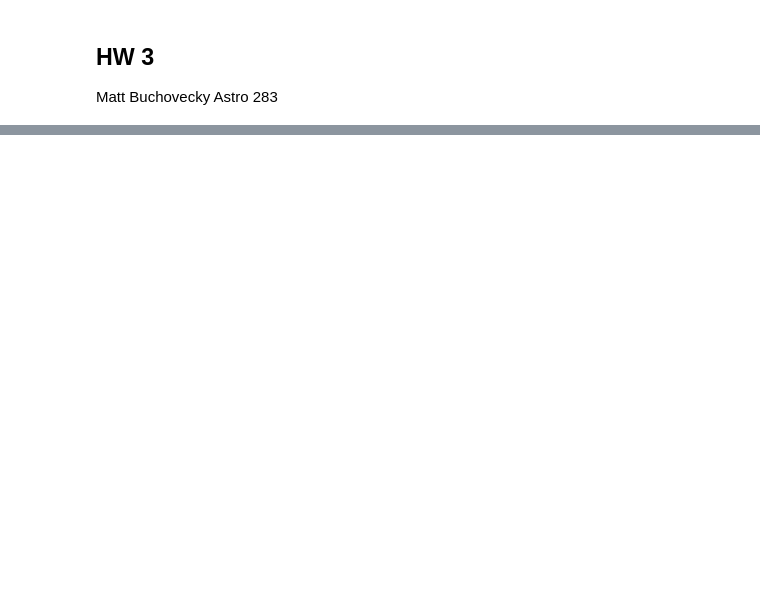
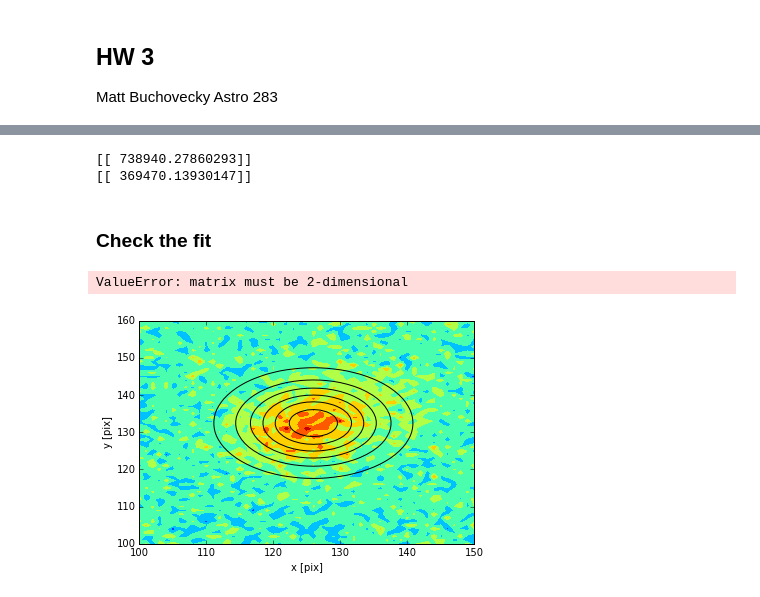
Before and after one commit to mbuchove/notebook-wurk-b, a Jupyter notebook: stats/astro283_hw3.ipynb, the cells around one changed output, grey strips where cells are left out. Cells and saved outputs as stored; diff of their text form; code cells hidden in the pictures; blank space fills up the shorter version.

Commit message:
working on the matrix part

```diff
--- a/stats/astro283_hw3.ipynb
+++ b/stats/astro283_hw3.ipynb
@@ -73,0 +162,8 @@ print(p_cov)
+# %%
+x_0_matrix = numpy.matrix([[125.973], [132.452]])
+mat_prod = numpy.dot(x_0_matrix.T, numpy.dot(sigma_inv, x_0_matrix))
+print(mat_prod)
+print(0.5*x_0_matrix.T*sigma_inv*x_0_matrix)
+# %% [output]
+[[ 738940.27860293]]
+[[ 369470.13930147]]
@@ -73,0 +176,13 @@ print(p_cov)
+# %% [markdown]
+<h3>Check the fit</h3>
+# %%
+#center_prob =
+#center_pos =
+#numpy.matrix([[x_arr], [y_arr]])
+for i in range(0, len(x_arr)):
+    for j in range(0, len(y_arr)):
+
+
+pyplot.contour(x_arr, y_arr, joint_marginal_dist_2([[x_arr], [y_arr]], x_0_matrix, sigma_prime))
+# %% [output]
+ValueError: matrix must be 2-dimensional
@@ -73,0 +191,11 @@ print(p_cov)
+# %%
+with warnings.catch_warnings():
+    warnings.simplefilter("ignore")
+    pyplot.contourf(star_data, edgecolors='face')
+    pyplot.contour(x_arr, y_arr, symm_2d_gaussian((x_arr,y_arr), *p_opt), colors='black')
+    cbar.solids.set_edgecolor('face')
+    pyplot.axis([100,150,100,160])
+    pyplot.xlabel('x [pix]')
+    pyplot.ylabel('y [pix]')
+# %% [output]
+[figure, added]
```
Also changed, not shown: parts of 20 cells of this notebook.
